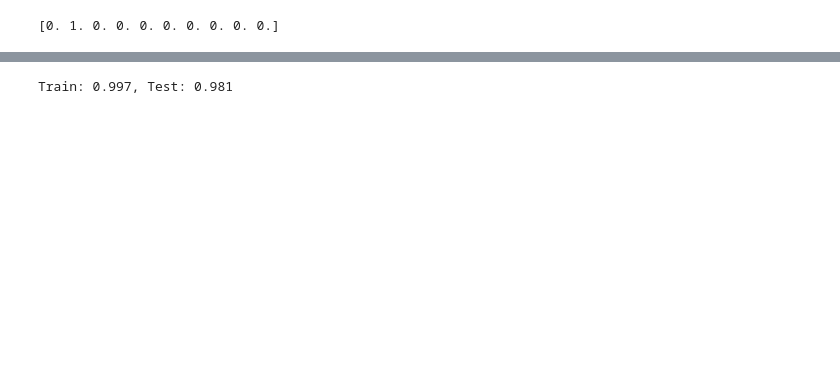
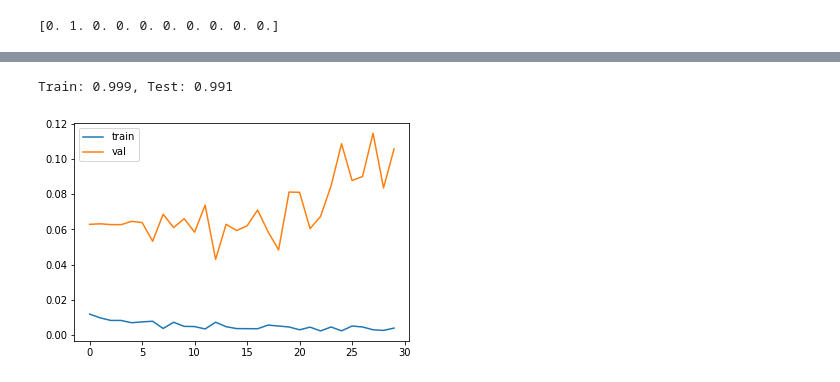
Before and after one commit to Muskan-Mittal/digit-recognizer, a Jupyter notebook: digit_recognizer.ipynb, the cells around one changed output, grey strips where cells are left out. Cells and saved outputs as stored; diff of their text form; code cells hidden in the pictures; blank space fills up the shorter version.

Commit message:
Updated model and added callbacks

```diff
--- a/digit_recognizer.ipynb
+++ b/digit_recognizer.ipynb
@@ -96,9 +104,17 @@ Y_test shape: (3780, 10)
 # %%
 #CNN Model
 model = Sequential()
-model.add(Conv2D(64, kernel_size=3, activation='relu', input_shape=(28, 28, 1)))
-model.add(Conv2D(128, kernel_size=3, activation='relu'))
+model.add(Conv2D(32, kernel_size=3, activation='relu', input_shape=(28, 28, 1), padding='same'))
+model.add(Conv2D(64, kernel_size=3, activation='relu', padding='same'))
+model.add(MaxPool2D(pool_size=(2,2)))
+#model.add(Dropout(0.5))
+
+model.add(Conv2D(128, kernel_size=3, activation='relu', padding='same'))
+model.add(MaxPool2D(pool_size=(2,2)))
+#model.add(Dropout(0.5))
 model.add(Flatten())
+model.add(Dense(32, activation = "relu"))
+#model.add(Dropout(0.5))
 model.add(Dense(10, activation='softmax'))
 # %%
 model.compile(optimizer='adam', loss='categorical_crossentropy', metrics=['accuracy'])
@@ -124,9 +148,8 @@ _________________________________________________________________
 # %%
-#from keras.callbacks import ModelCheckpoint, EarlyStopping
-#callbacks = [ModelCheckpoint('/content/drive/My Drive/Colab Notebooks/digit-recognizer/best.h5', monitor='val_loss', verbose=1),
-#            EarlyStopping(patience=3, monitor='val_loss', verbose=1)]
+# callbacks = [ModelCheckpoint('/content/drive/My Drive/Colab Notebooks/digit-recognizer/best.h5', monitor='val_loss', verbose=1, save_best_only=True, save_weights_only=False),
+#              EarlyStopping(patience=3, monitor='val_loss', verbose=1)]
+callbacks = [ModelCheckpoint('/content/drive/My Drive/Colab Notebooks/digit-recognizer/best.h5', monitor='val_loss', verbose=1, save_best_only=True, save_weights_only=False)]
 # %%
-#history = model.fit(X_train, Y_train, epochs=10, validation_split=0.1, callbacks=callbacks)
-model.fit(X_train, Y_train, epochs=5, validation_split=0.1)
+history = model.fit(X_train, Y_train, epochs=30, validation_split=0.1, callbacks=callbacks)
 # %% [output]
 Train on 34020 samples, validate on 3780 samples
@@ -150,2 +172,17 @@ Epoch 5/5
+# %%
+# evaluate the model
+_, train_acc = model.evaluate(X_train, Y_train, verbose=0)
+_, test_acc = model.evaluate(X_test, Y_test, verbose=0)
+print('Train: %.3f, Test: %.3f' % (train_acc, test_acc))
+# %% [output]
+Train: 0.999, Test: 0.991
+# %%
+# plot training history
+plt.plot(history.history['loss'], label='train')
+plt.plot(history.history['val_loss'], label='val')
+plt.legend()
+plt.show()
+# %% [output]
+[figure, added]
 # %%
 # predict results
@@ -155,7 +194,0 @@ results = np.argmax(results,axis = 1)
-# %%
-# evaluate the final model
-_, train_acc = model.evaluate(X_train, Y_train, verbose=0)
-_, test_acc = model.evaluate(X_test, Y_test, verbose=0)
-print('Train: %.3f, Test: %.3f' % (train_acc, test_acc))
-# %% [output]
-Train: 0.997, Test: 0.981
```
Also changed, not shown: parts of 18 cells of this notebook, 1 other file.
